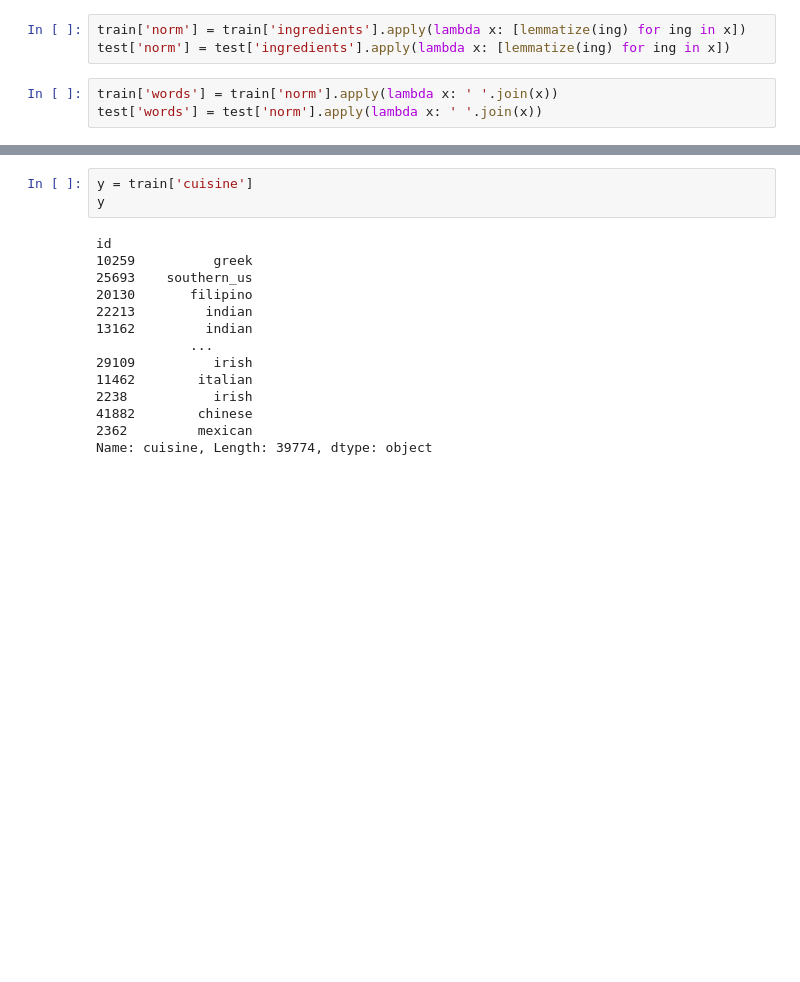
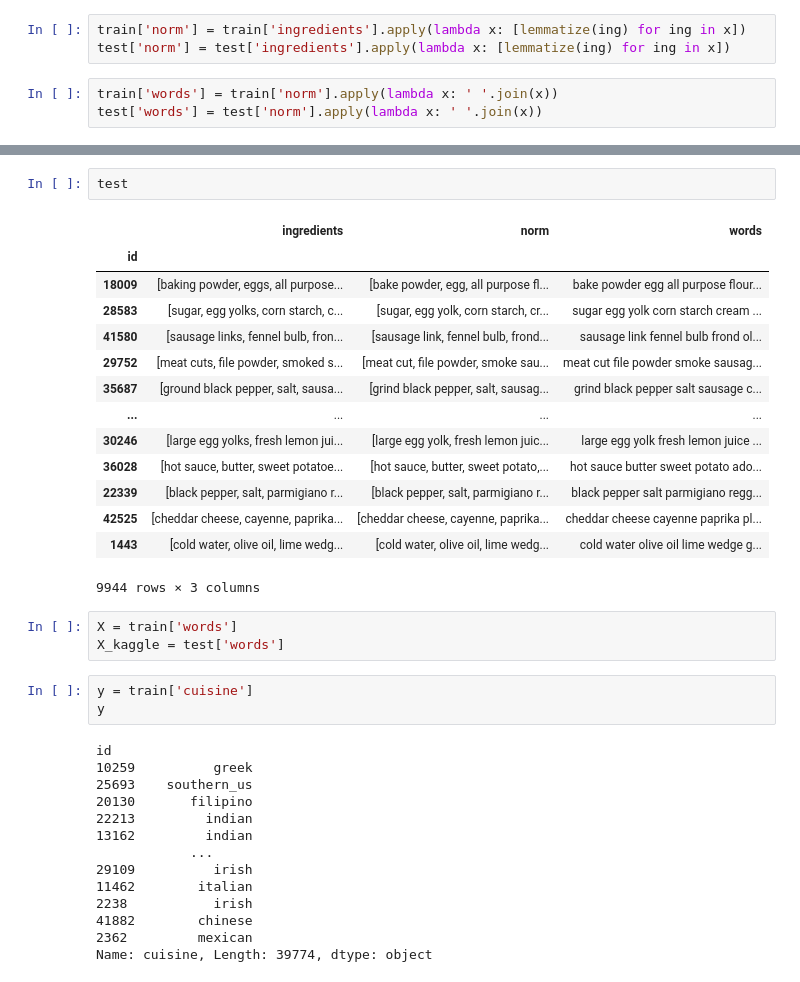
Before and after one commit to Verschworer/HSE_ML_final, a Jupyter notebook: words_svc.ipynb, the cells around one changed output, grey strips where cells are left out. Drawn from its saved outputs; the diff is of its cells as text; blank space fills up the shorter version.

```diff
--- a/words_svc.ipynb
+++ b/words_svc.ipynb
@@ -148,3 +115,23 @@ print(X_kaggle.shape)
+# %%
+test
+# %% [output]
+|  | ingredients | norm | words |
+| id |  |  |  |
+| 18009 | [baking powder, eggs, all purpose... | [bake powder, egg, all purpose fl... | bake powder egg all purpose flour... |
+| 28583 | [sugar, egg yolks, corn starch, c... | [sugar, egg yolk, corn starch, cr... | sugar egg yolk corn starch cream ... |
+| 41580 | [sausage links, fennel bulb, fron... | [sausage link, fennel bulb, frond... | sausage link fennel bulb frond ol... |
+| 29752 | [meat cuts, file powder, smoked s... | [meat cut, file powder, smoke sau... | meat cut file powder smoke sausag... |
+| 35687 | [ground black pepper, salt, sausa... | [grind black pepper, salt, sausag... | grind black pepper salt sausage c... |
+| ... | ... | ... | ... |
+| 30246 | [large egg yolks, fresh lemon jui... | [large egg yolk, fresh lemon juic... | large egg yolk fresh lemon juice ... |
+| 36028 | [hot sauce, butter, sweet potatoe... | [hot sauce, butter, sweet potato,... | hot sauce butter sweet potato ado... |
+| 22339 | [black pepper, salt, parmigiano r... | [black pepper, salt, parmigiano r... | black pepper salt parmigiano regg... |
+| 42525 | [cheddar cheese, cayenne, paprika... | [cheddar cheese, cayenne, paprika... | cheddar cheese cayenne paprika pl... |
+| 1443 | [cold water, olive oil, lime wedg... | [cold water, olive oil, lime wedg... | cold water olive oil lime wedge g... |
+9944 rows × 3 columns
+# %%
+X = train['words']
+X_kaggle = test['words']
 # %%
 y = train['cuisine']
 y
```
Also changed, not shown: parts of 55 cells of this notebook.
